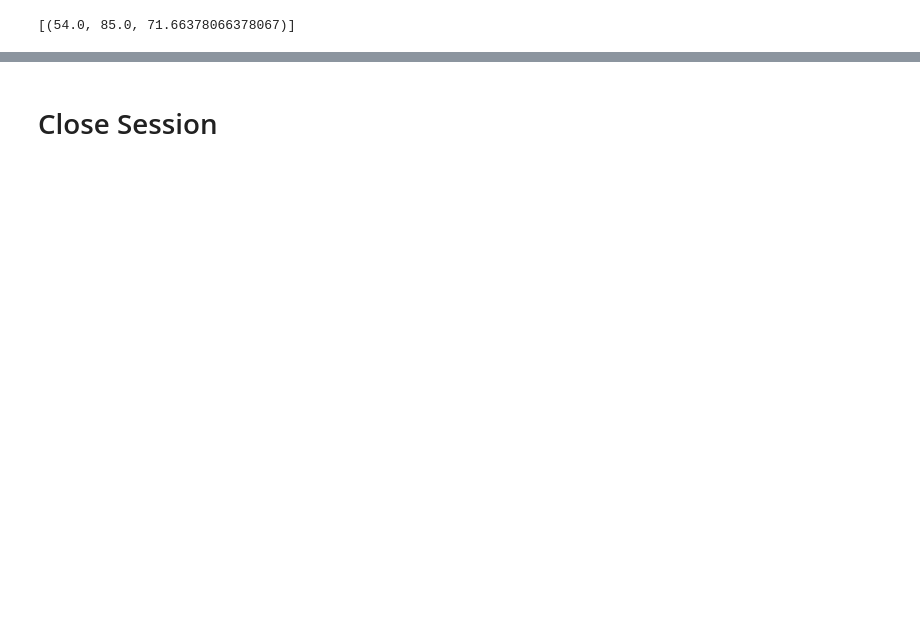
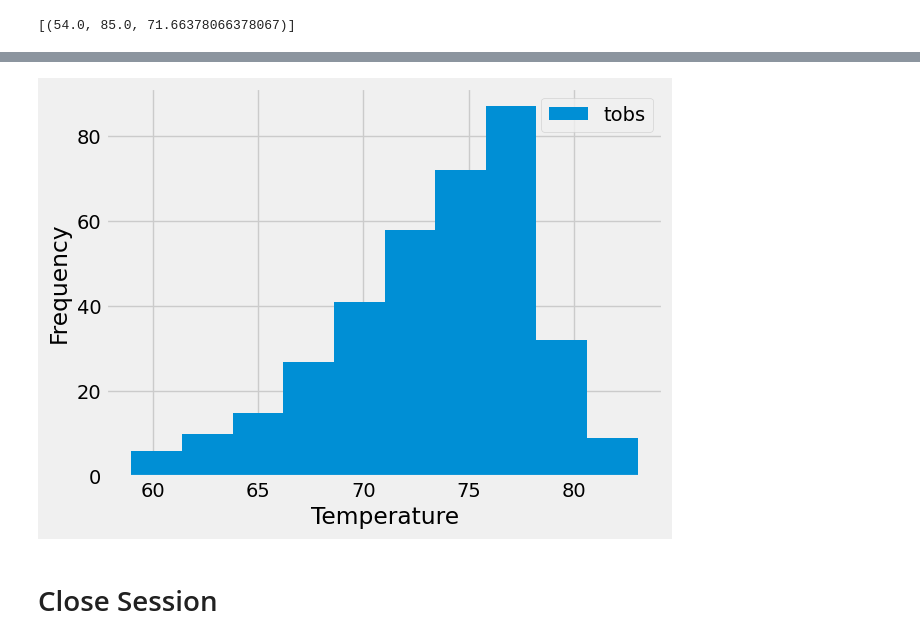
Before and after one commit to meddling-moose/sqlalchemy-challenge, a Jupyter notebook: climate_starter.ipynb, the cells around one changed output, grey strips where cells are left out. Cells and saved outputs as stored; diff of their text form; code cells hidden in the pictures; blank space fills up the shorter version.

```diff
--- a/climate_starter.ipynb
+++ b/climate_starter.ipynb
@@ -101,6 +104,8 @@ num_stations
 # %%
 # Design a query to find the most active stations (i.e. which stations have the most rows?)
 # List the stations and their counts in descending order.
-active_stations = session.query(Measurement.station, func.count(Measurement.station).label('count')).group_by(Measurement.station).all() #How do I order this?
-active_stations#.sort(reverse='true')
+from sqlalchemy import desc
+
+active_stations = session.query(Measurement.station, func.count(Measurement.station)).group_by(Measurement.station).order_by(desc(func.count(Measurement.station))).all() #How do I order this?
+active_stations
 # %% [output]
@@ -116,5 +121,8 @@ active_stations#.sort(reverse='true')
 # %%
 # Using the most active station id from the previous query, calculate the lowest, highest, and average temperature.
-ma_station = 'USC00519281'
+ma_station = active_stations[0][0] #'USC00519281'
+
+session.query(func.min(Measurement.tobs), func.max(Measurement.tobs), func.avg(Measurement.tobs)).\
+    filter(Measurement.station == ma_station).all()
 # %% [output]
 [(54.0, 85.0, 71.66378066378067)]
@@ -127,3 +129,27 @@ Text(0.5, 4.183333333333314, 'Temperature')
+# %%
+# Using the most active station id
+# Query the last 12 months of temperature observation data for this station and plot the results as a histogram
+
+#Find the most recent date for this station
+date_one = session.query(Measurement.date).\
+    filter(Measurement.station == ma_station).\
+    order_by(Measurement.date.desc()).first()[0] #'2017-08-18'
+qd_one = dt.date(int(date_one[0:4]), int(date_one[5:7]), int(date_one[8:10]))
+qd_two = qd_one - dt.timedelta(days=365)
+
+data = session.query(Measurement.tobs).\
+    filter(Measurement.station == ma_station).\
+    filter(Measurement.date.between(qd_two, qd_one)).all()
+
+df = pd.DataFrame(data, columns=['temperature'])
+
+plt.hist(df_two, 10, label='tobs')
+plt.xlabel('Temperature')
+plt.ylabel('Frequency')
+plt.legend(loc='upper right')
+plt.show()
+# %% [output]
+[figure, added]
 # %% [markdown]
 # Close Session
 # %%
```
Also changed, not shown: parts of 4 cells of this notebook.
